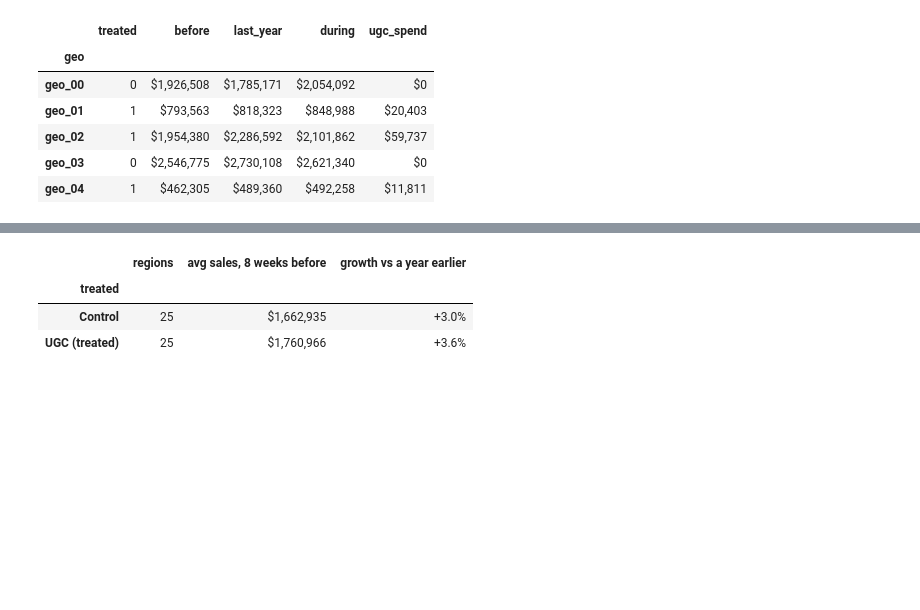
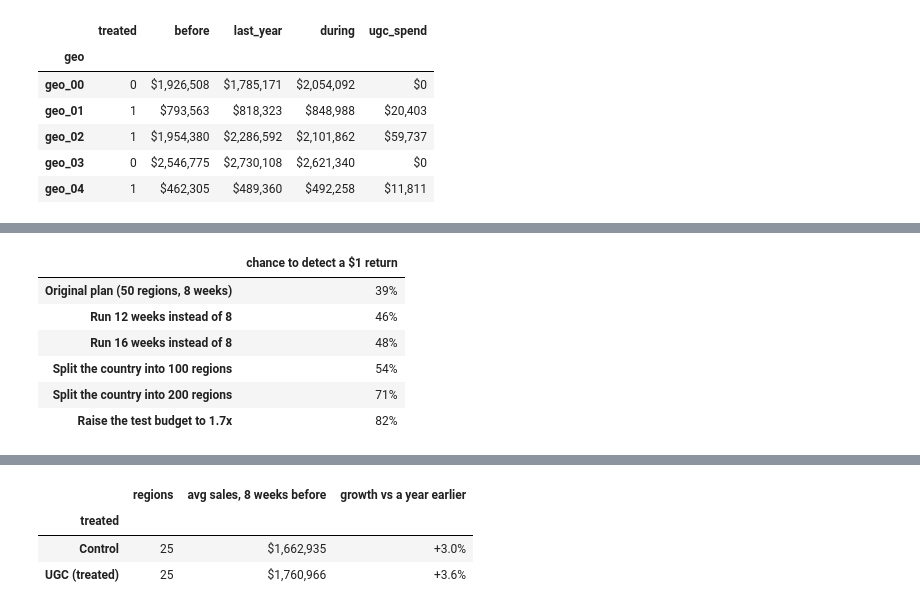
Before and after one commit to menni99/incrementality-mmm-lab, a Jupyter notebook: incrementality.ipynb, the cells around one changed output, grey strips where cells are left out. Cells and saved outputs as stored; diff of their text form; code cells hidden in the pictures; blank space fills up the shorter version.

```diff
--- a/incrementality.ipynb
+++ b/incrementality.ipynb
@@ -1155,0 +1281,38 @@ regions.head().style.format({c: "${:,.0f}" for c in ["before", "last_year", "dur
+# %%
+# The same fake tests on 2025 data, for other test designs at the usual UGC budget level.
+def placebo_power(n_geos=50, weeks=8, budget_scale=1.0, target=1.0, flips=2000):
+    # More regions = the same country cut finer, so each region is smaller
+    world = replace(cfg, n_geos=n_geos, median_daily_sales=cfg.median_daily_sales * 50 / n_geos)
+    test_end = pd.Timestamp("2026-03-01") + pd.Timedelta(weeks=weeks, days=-1)
+    _, p = simulate_world(world, scenario=partial(random_holdout_scenario, end=f"{test_end:%Y-%m-%d}", budget_scale=budget_scale))
+    d = analyst_view(p)
+    budget, n_t = d["spend_ugc"].sum(), round(n_geos / 2)
+    past_end = pd.Timestamp("2025-03-01") + pd.Timedelta(weeks=weeks, days=13)  # test + 2-week cooldown, a year earlier
+    before = window_sales(d, "2025-01-04", "2025-02-28").to_numpy()
+    during = window_sales(d, "2025-03-01", f"{past_end:%Y-%m-%d}").to_numpy()
+    flip = np.random.default_rng(0)
+    fake = []
+    for _ in range(flips):
+        t = np.zeros(n_geos)
+        t[flip.permutation(n_geos)[:n_t]] = 1
+        fake.append(cuped_effect(during, before, t) * n_t)
+    se = np.std(fake) / budget
+    return norm.cdf(target / se - 1.96) + norm.cdf(-target / se - 1.96)
+
+designs = {
+    "Original plan (50 regions, 8 weeks)": {},
+    "Run 12 weeks instead of 8": {"weeks": 12},
+    "Run 16 weeks instead of 8": {"weeks": 16},
+    "Split the country into 100 regions": {"n_geos": 100},
+    "Split the country into 200 regions": {"n_geos": 200},
+    f"Raise the test budget to {HOLDOUT_BUDGET_SCALE}x": {"budget_scale": HOLDOUT_BUDGET_SCALE},
+}
+pd.DataFrame({"chance to detect a $1 return": {name: placebo_power(**kw) for name, kw in designs.items()}}).style.format("{:.0%}")
+# %% [output]
+|  | chance to detect a $1 return |
+| Original plan (50 regions, 8 weeks) | 39% |
+| Run 12 weeks instead of 8 | 46% |
+| Run 16 weeks instead of 8 | 48% |
+| Split the country into 100 regions | 54% |
+| Split the country into 200 regions | 71% |
+| Raise the test budget to 1.7x | 82% |
```
Also changed, not shown: parts of 35 cells of this notebook, 1 other file.
